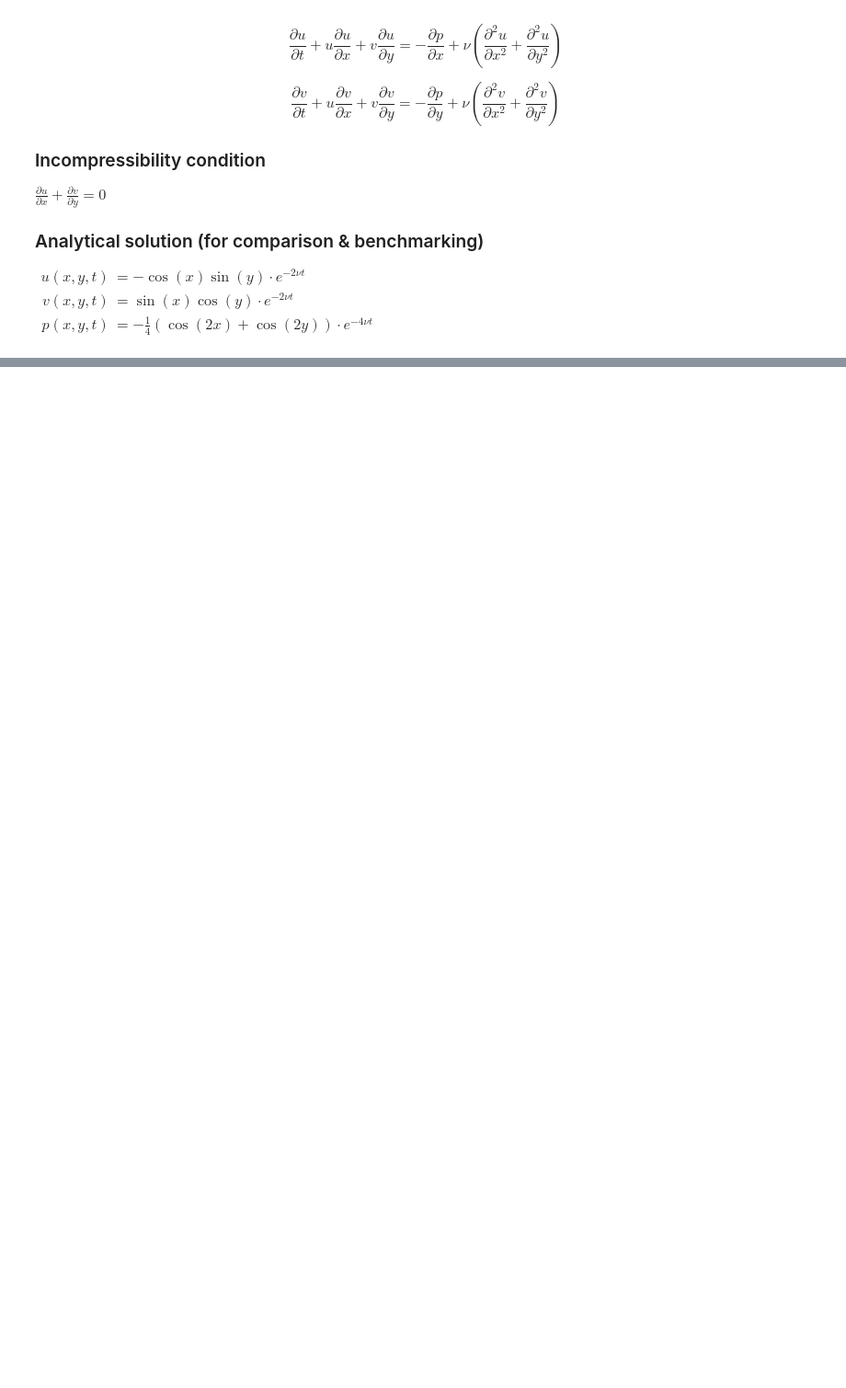
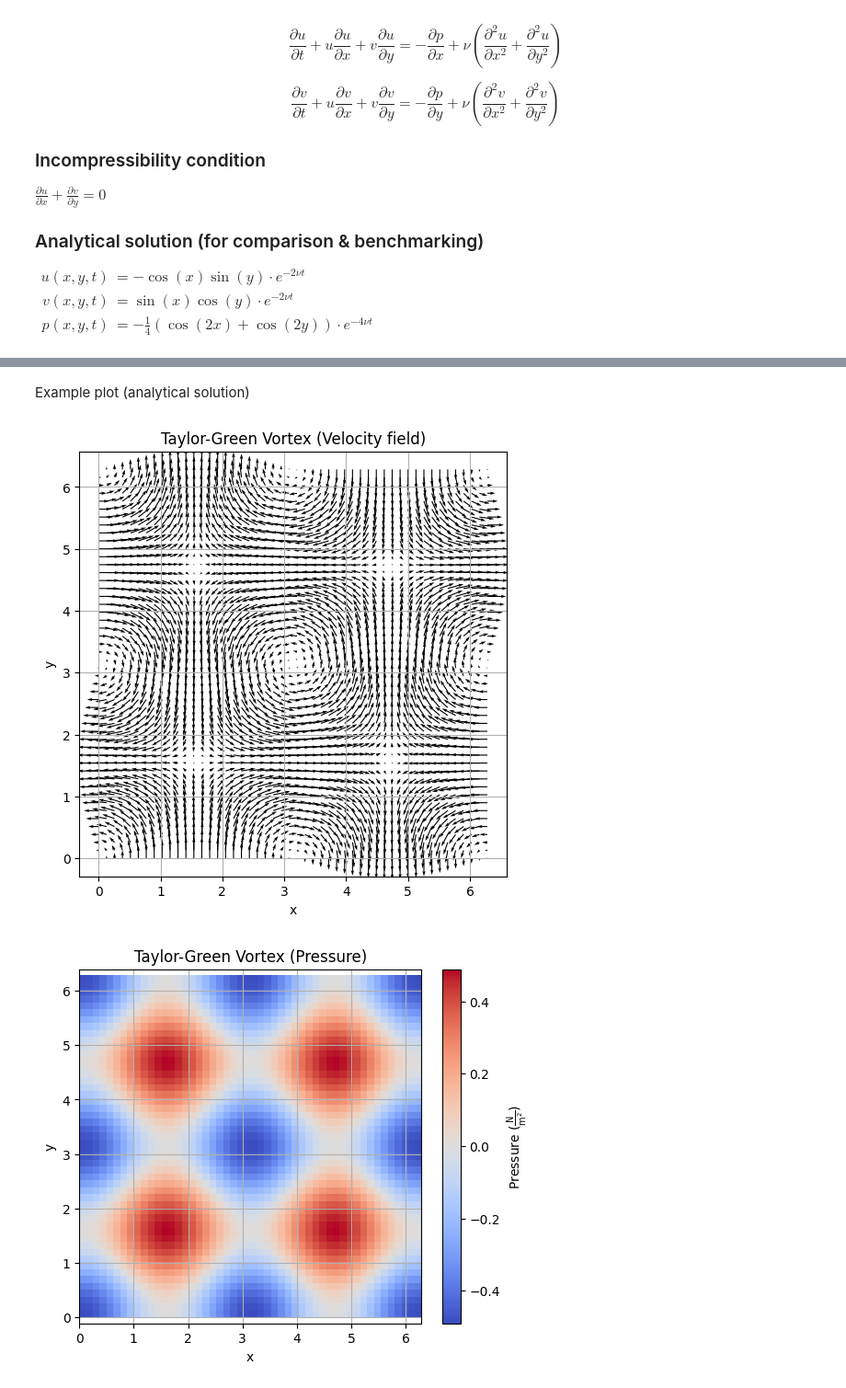
Before and after one commit to mattialoszach/navier-stokes-pinn, a Jupyter notebook: taylor-green-vortex-pinn.ipynb, the cells around one changed output, grey strips where cells are left out. Shown at 92% size. Cells and saved outputs as stored; diff of their text form; code cells hidden in the pictures; blank space fills up the shorter version.

Commit message:
Working code + plots

```diff
--- a/taylor-green-vortex-pinn.ipynb
+++ b/taylor-green-vortex-pinn.ipynb
@@ -321,0 +33,53 @@ plt.show()
+# %%
+# Parameters
+nu = 0.01  # viscosity
+N_coll = 10000  # Collocation points (physics)
+N_ic = 1000  # Initial condition points
+#N_bc = 1000  # Boundary condition points
+
+# Analytical solution (benchmark)
+def taylor_green_u(x, y, t):
+    return -np.cos(x) * np.sin(y) * np.exp(-2 * nu * t)
+
+def taylor_green_v(x, y, t):
+    return np.sin(x) * np.cos(y) * np.exp(-2 * nu * t)
+
+def taylor_green_p(x, y, t):
+    return -0.25 * (np.cos(2 * x) + np.cos(2 * y)) * np.exp(-4 * nu * t)
+# %% [markdown]
+Example plot (analytical solution)
+# %%
+# Example values
+N = 50
+t = 0.5
+x = np.linspace(0, 2*np.pi, N)
+y = np.linspace(0, 2*np.pi, N)
+X, Y = np.meshgrid(x, y)
+
+u = taylor_green_u(X, Y, t)
+v = taylor_green_v(X, Y, t)
+p = taylor_green_p(X, Y, t)
+
+# Plot Velocity field
+plt.figure(figsize=(6, 6))
+plt.quiver(X, Y, u, v, scale=20)
+plt.title('Taylor-Green Vortex (Velocity field)')
+plt.xlabel('x')
+plt.ylabel('y')
+plt.axis('equal')
+plt.grid()
+plt.show()
+
+# Plot Pressure
+plt.figure(figsize=(6, 5))
+plt.imshow(p, extent=[0, 2*np.pi, 0, 2*np.pi], origin='lower', cmap='coolwarm')
+plt.colorbar(label=r'Pressure ($\frac{\mathrm{N}}{\mathrm{m}^2}$)')
+plt.title('Taylor-Green Vortex (Pressure)')
+plt.xlabel('x')
+plt.ylabel('y')
+plt.axis('equal')
+plt.grid()
+plt.show()
+# %% [output]
+[figure, added]
+[figure, added]
```
Also changed, not shown: parts of 36 cells of this notebook.
